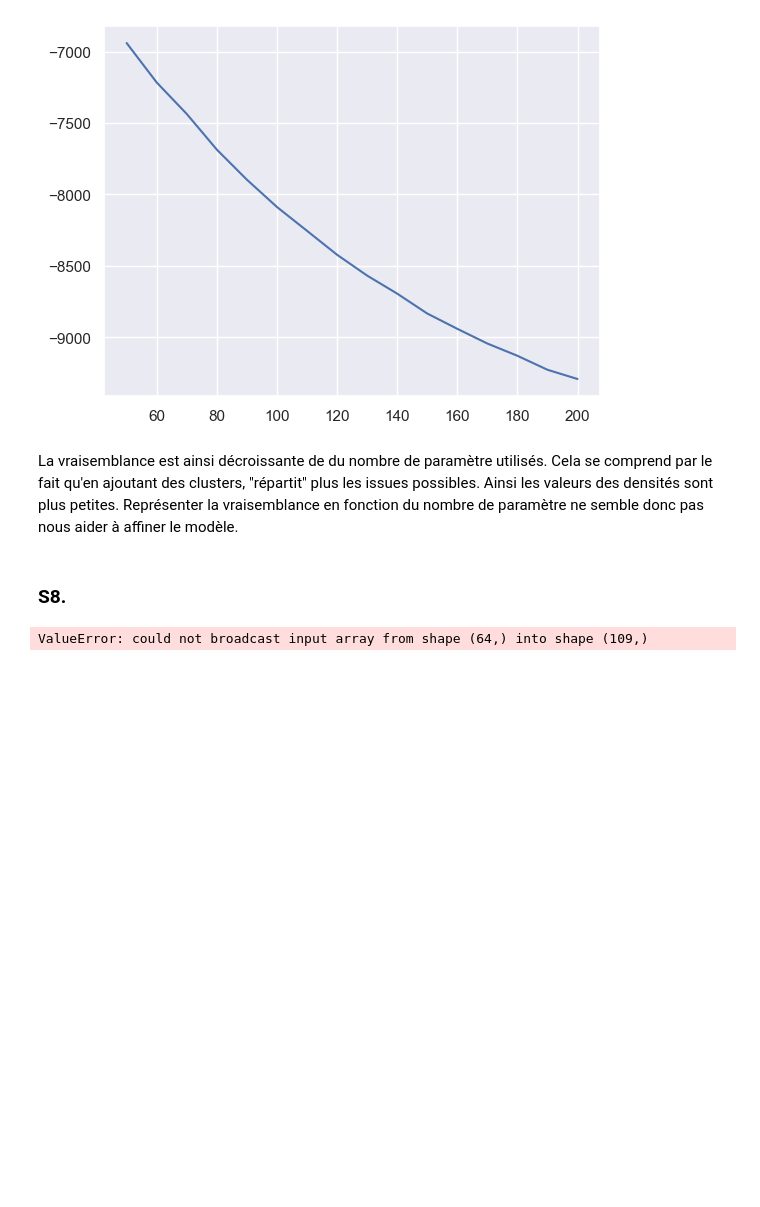
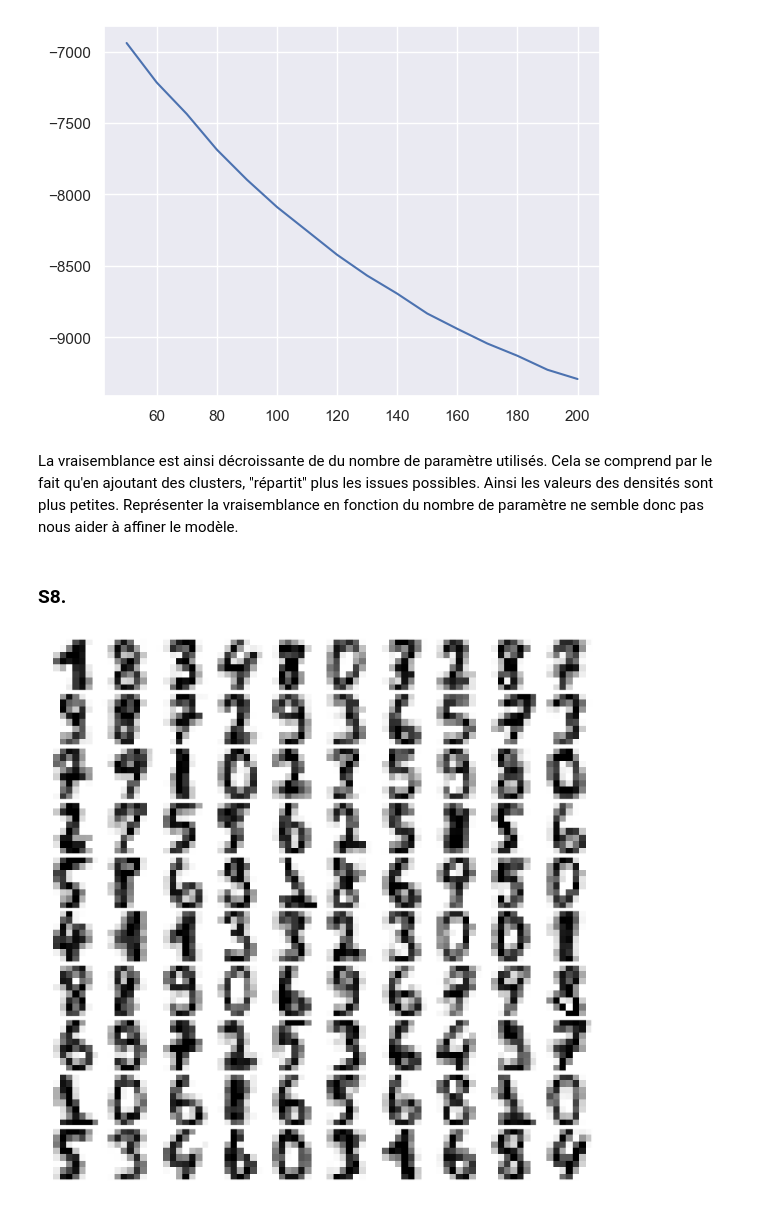
Before and after one commit to matssauro/GaussianMixtureModel, a Jupyter notebook: Modèle de Melange Gaussien.ipynb, the cells around one changed output. Saved outputs shown, nothing was run; the diff lists cells and outputs as text; code cells hidden in the pictures; blank space fills up the shorter version.

```diff
--- a/Modèle de Melange Gaussien.ipynb
+++ b/Modèle de Melange Gaussien.ipynb
@@ -277,7 +277,7 @@ else:
         means=[[0, 0], [4, 4], [-6.0, 3.0]],
         covariances=np.array([[[0.6, 0], [0, 0.6]], [[3.0, 0], [0, 3.0]], [[0.5, 0], [0, 0.5]]])
     )
-    data, Z = plot_multivariate_normal(3, gmm, 1000)
+    data, Z = plot_multivariate_normal(3, gmm, 1000, 2)
 
 z = initialEstimation(data, 3, 1)
 theta = thetaEstimation(data, z, 3)
@@ -373,10 +373,17 @@ La vraisemblance est ainsi décroissante de du nombre de paramètre utilisés. C
 ### S8.
 # %%
 K = 110
-gmm = GMM(K, covariance_type='full', random_state=0).fit(data)
+gmm = GaussianMixtureModel(64)
+theta = GMM(K, covariance_type='full', random_state=0).fit(digits.data)
+gmm.set_params(
+    weights=theta.weights_,
+    means=theta.means_,
+    covariances=theta.covariances_
+)
 
-X_new= gmm.sample(100)[0]
+
+X_new= plot_multivariate_normal(110, gmm, 100, 64)[0]
 plot_digits(X_new)
 plt.show()
 # %% [output]
-ValueError: could not broadcast input array from shape (64,) into shape (109,)
+[figure, added]
```
Also changed, not shown: parts of 4 cells of this notebook.
